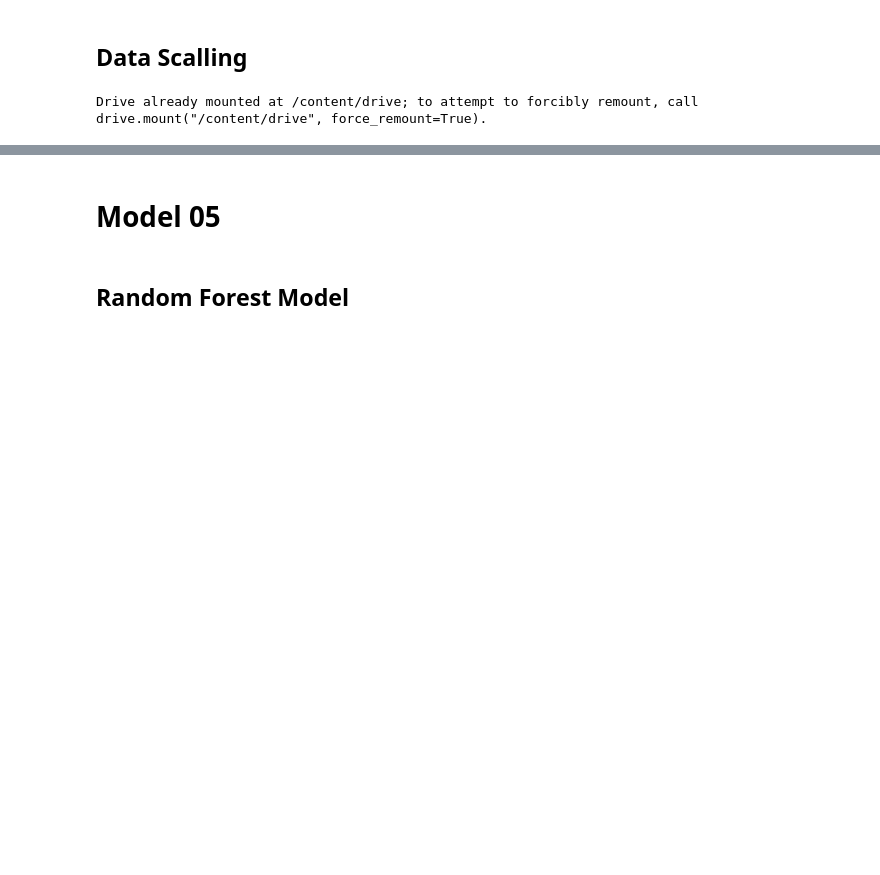
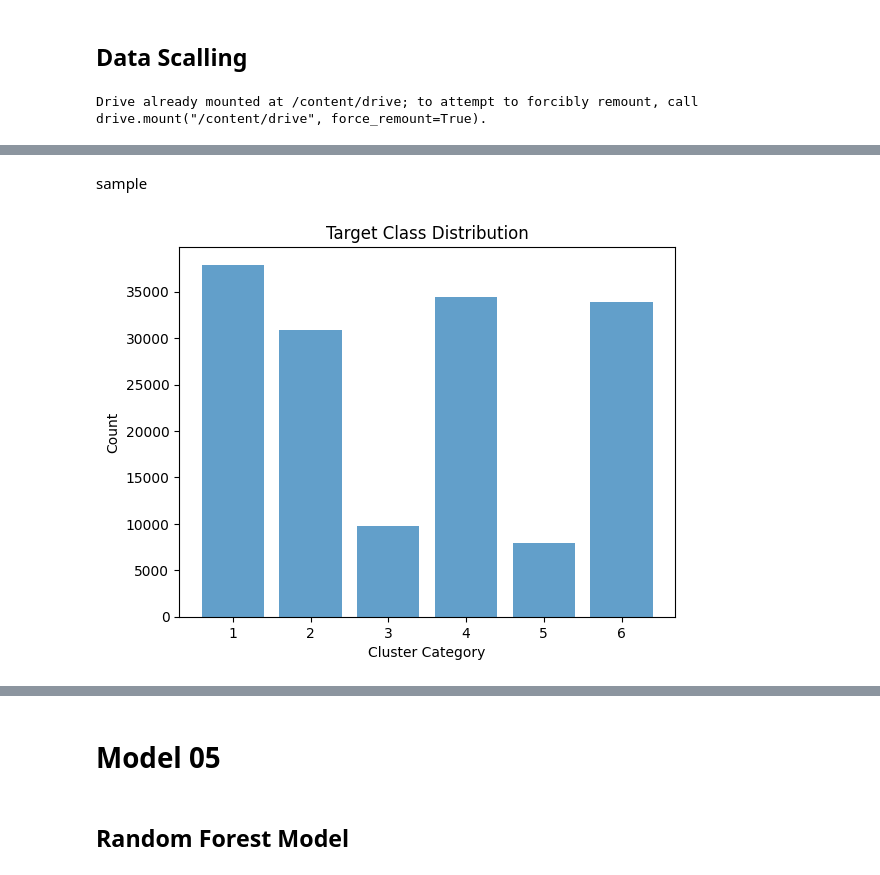
Before and after one commit to DSPL-Project-Group-B10/Models-, a Jupyter notebook: DSPL_Models.ipynb, the cells around one changed output, grey strips where cells are left out. Drawn from its saved outputs; the diff is of its cells as text; code cells hidden in the pictures; blank space fills up the shorter version.

```diff
--- a/DSPL_Models.ipynb
+++ b/DSPL_Models.ipynb
@@ -33,0 +153,13 @@ df.to_csv("/content/drive/MyDrive/Colab Data Files/Data Science Project Lifecycl
+# %% [markdown]
+sample
+# %%
+import matplotlib.pyplot as plt
+
+# Actual class distribution
+plt.bar(y_test.value_counts().index, y_test.value_counts().values, alpha=0.7)
+plt.xlabel("Cluster Category")
+plt.ylabel("Count")
+plt.title("Target Class Distribution")
+plt.show()
+# %% [output]
+[figure, added]
```
Also changed, not shown: parts of 23 cells of this notebook.
